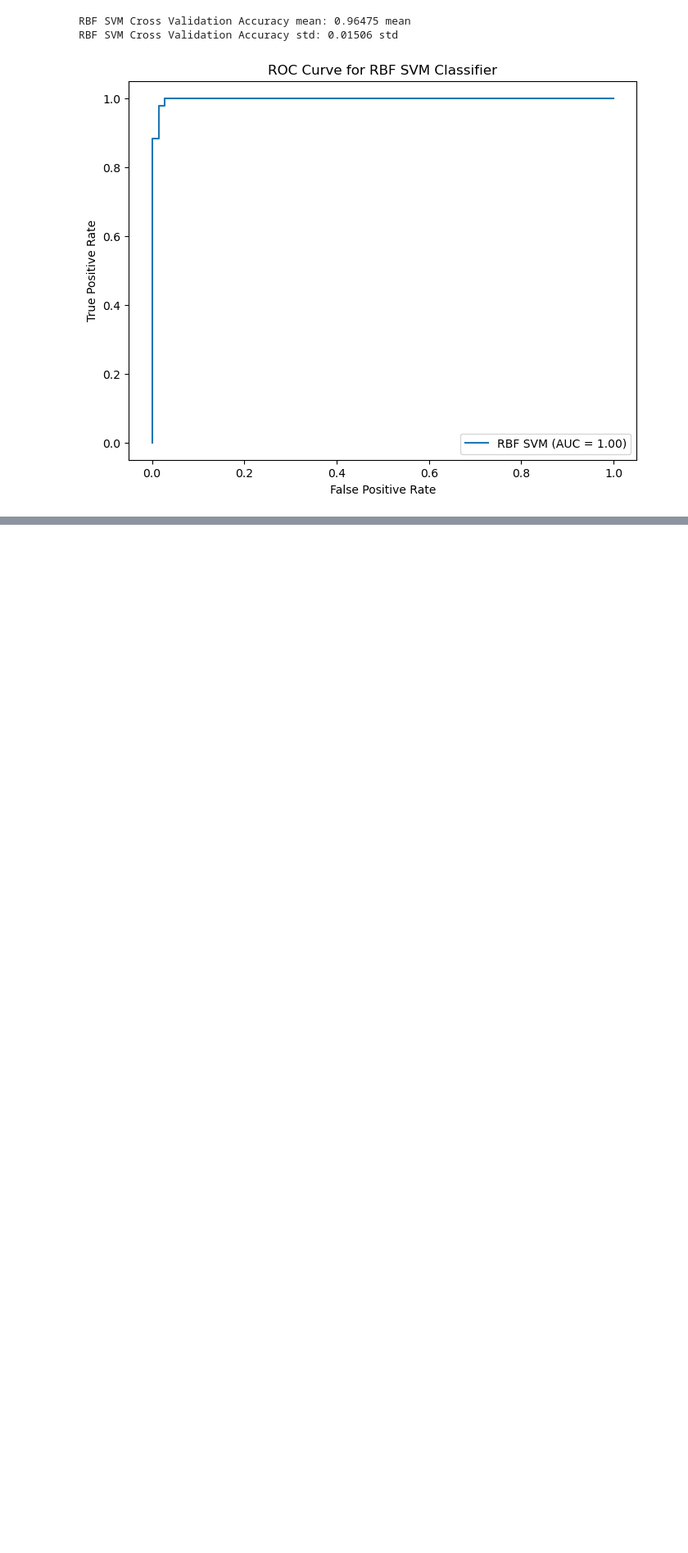
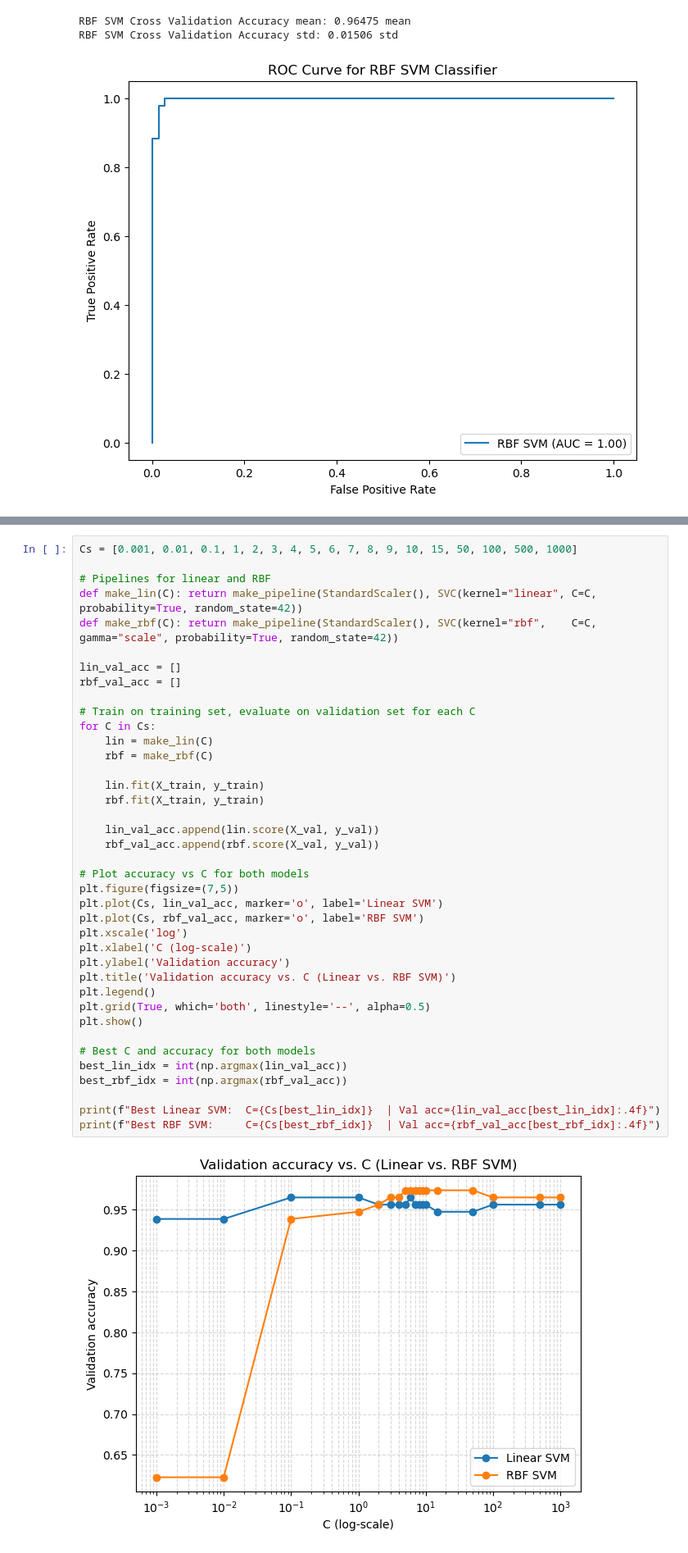
Before and after one commit to lcmolteberg/MachineOblig2, a Jupyter notebook: main.ipynb, the cells around one changed output, grey strips where cells are left out. Shown: that part at 82% size. Saved outputs shown, nothing was run; the diff lists cells and outputs as text; blank space fills up the shorter version.

```diff
--- a/main.ipynb
+++ b/main.ipynb
@@ -313,0 +320,41 @@ Currently the SVM with linear kernel is 0.0002 ahead, or 0.02%, which is basical
+# %%
+Cs = [0.001, 0.01, 0.1, 1, 2, 3, 4, 5, 6, 7, 8, 9, 10, 15, 50, 100, 500, 1000]
+
+# Pipelines for linear and RBF
+def make_lin(C): return make_pipeline(StandardScaler(), SVC(kernel="linear", C=C, probability=True, random_state=42))
+def make_rbf(C): return make_pipeline(StandardScaler(), SVC(kernel="rbf",    C=C, gamma="scale", probability=True, random_state=42))
+
+lin_val_acc = []
+rbf_val_acc = []
+
+# Train on training set, evaluate on validation set for each C
+for C in Cs:
+    lin = make_lin(C)
+    rbf = make_rbf(C)
+
+    lin.fit(X_train, y_train)
+    rbf.fit(X_train, y_train)
+
+    lin_val_acc.append(lin.score(X_val, y_val))
+    rbf_val_acc.append(rbf.score(X_val, y_val))
+
+# Plot accuracy vs C for both models
+plt.figure(figsize=(7,5))
+plt.plot(Cs, lin_val_acc, marker='o', label='Linear SVM')
+plt.plot(Cs, rbf_val_acc, marker='o', label='RBF SVM')
+plt.xscale('log')
+plt.xlabel('C (log-scale)')
+plt.ylabel('Validation accuracy')
+plt.title('Validation accuracy vs. C (Linear vs. RBF SVM)')
+plt.legend()
+plt.grid(True, which='both', linestyle='--', alpha=0.5)
+plt.show()
+
+# Best C and accuracy for both models
+best_lin_idx = int(np.argmax(lin_val_acc))
+best_rbf_idx = int(np.argmax(rbf_val_acc))
+
+print(f"Best Linear SVM:  C={Cs[best_lin_idx]}  | Val acc={lin_val_acc[best_lin_idx]:.4f}")
+print(f"Best RBF SVM:     C={Cs[best_rbf_idx]}  | Val acc={rbf_val_acc[best_rbf_idx]:.4f}")
+# %% [output]
+[figure, added]
```
Also changed, not shown: parts of 8 cells of this notebook.
